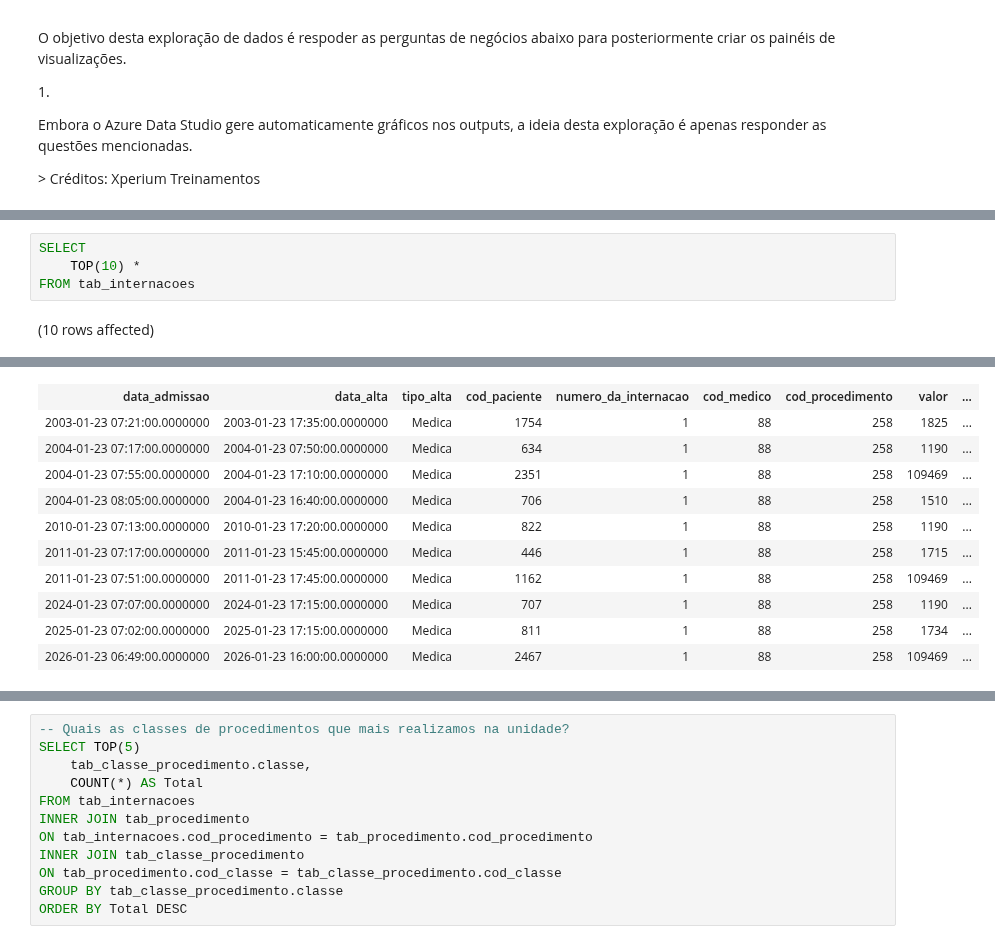
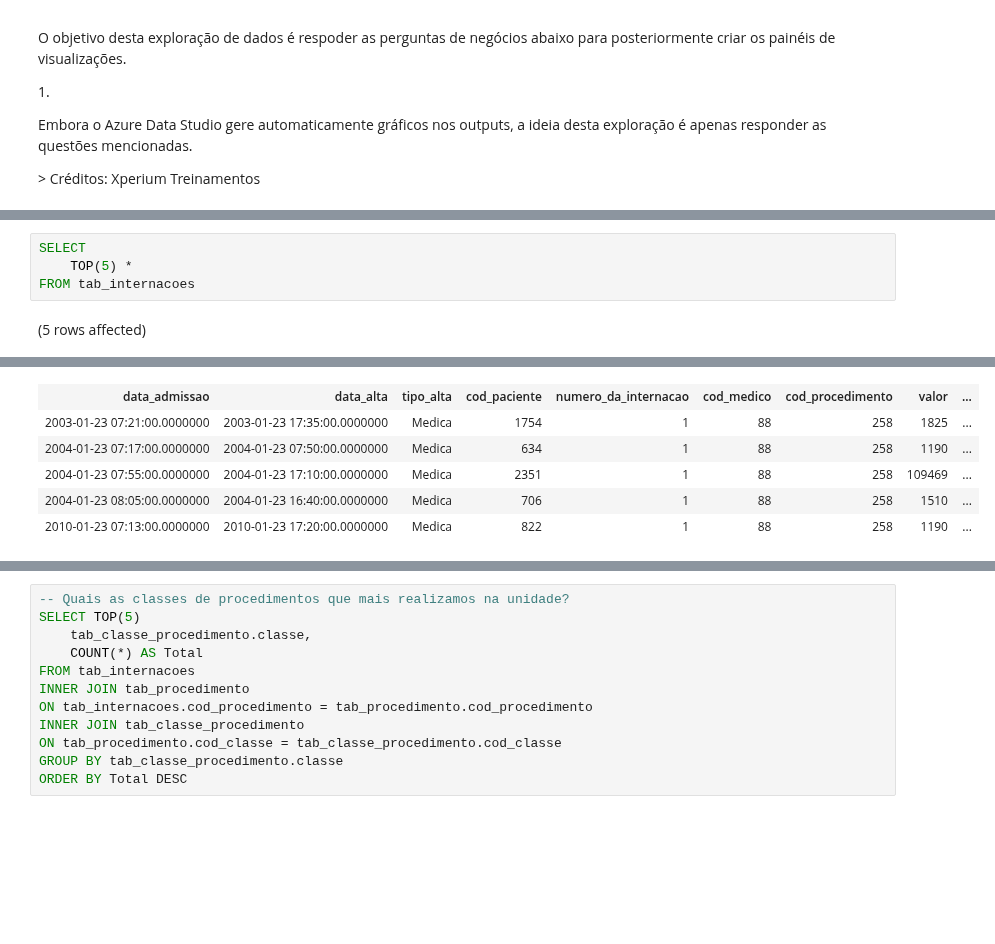
Before and after one commit to AlbertoFAraujo/EDA_Hospitalar, a Jupyter notebook: Xhospital_EDA.ipynb, the cells around one changed output, grey strips where cells are left out. Saved outputs shown, nothing was run; the diff lists cells and outputs as text; blank space fills up the shorter version.

```diff
--- a/Xhospital_EDA.ipynb
+++ b/Xhospital_EDA.ipynb
@@ -55,6 +45,6 @@ Total execution time: 00:00:00.014
 # %%
 SELECT
-    TOP(10) *
+    TOP(5) *
 FROM tab_internacoes
 # %% [output]
-(10 rows affected)
+(5 rows affected)
@@ -62,13 +52,8 @@ Total execution time: 00:00:00.014
 | data_admissao | data_alta | tipo_alta | cod_paciente | numero_da_internacao | cod_medico | cod_procedimento | valor | ... |
 | 2003-01-23 07:21:00.0000000 | 2003-01-23 17:35:00.0000000 | Medica | 1754 | 1 | 88 | 258 | 1825 | ... |
 | 2004-01-23 07:17:00.0000000 | 2004-01-23 07:50:00.0000000 | Medica | 634 | 1 | 88 | 258 | 1190 | ... |
 | 2004-01-23 07:55:00.0000000 | 2004-01-23 17:10:00.0000000 | Medica | 2351 | 1 | 88 | 258 | 109469 | ... |
 | 2004-01-23 08:05:00.0000000 | 2004-01-23 16:40:00.0000000 | Medica | 706 | 1 | 88 | 258 | 1510 | ... |
 | 2010-01-23 07:13:00.0000000 | 2010-01-23 17:20:00.0000000 | Medica | 822 | 1 | 88 | 258 | 1190 | ... |
-| 2011-01-23 07:17:00.0000000 | 2011-01-23 15:45:00.0000000 | Medica | 446 | 1 | 88 | 258 | 1715 | ... |
-| 2011-01-23 07:51:00.0000000 | 2011-01-23 17:45:00.0000000 | Medica | 1162 | 1 | 88 | 258 | 109469 | ... |
-| 2024-01-23 07:07:00.0000000 | 2024-01-23 17:15:00.0000000 | Medica | 707 | 1 | 88 | 258 | 1190 | ... |
-| 2025-01-23 07:02:00.0000000 | 2025-01-23 17:15:00.0000000 | Medica | 811 | 1 | 88 | 258 | 1734 | ... |
-| 2026-01-23 06:49:00.0000000 | 2026-01-23 16:00:00.0000000 | Medica | 2467 | 1 | 88 | 258 | 109469 | ... |
 # %%
 SELECT
```
Also changed, not shown: parts of 6 cells of this notebook.
